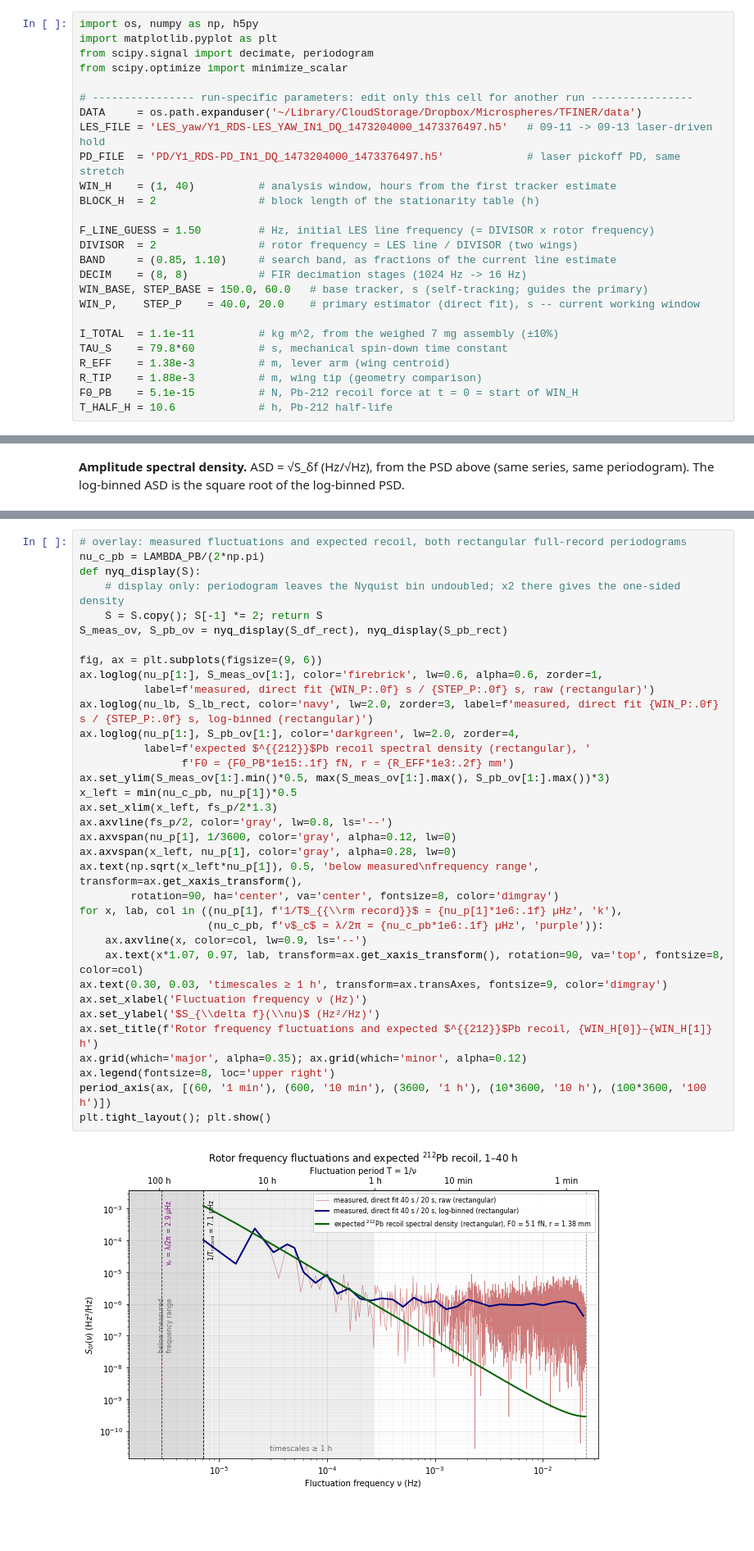
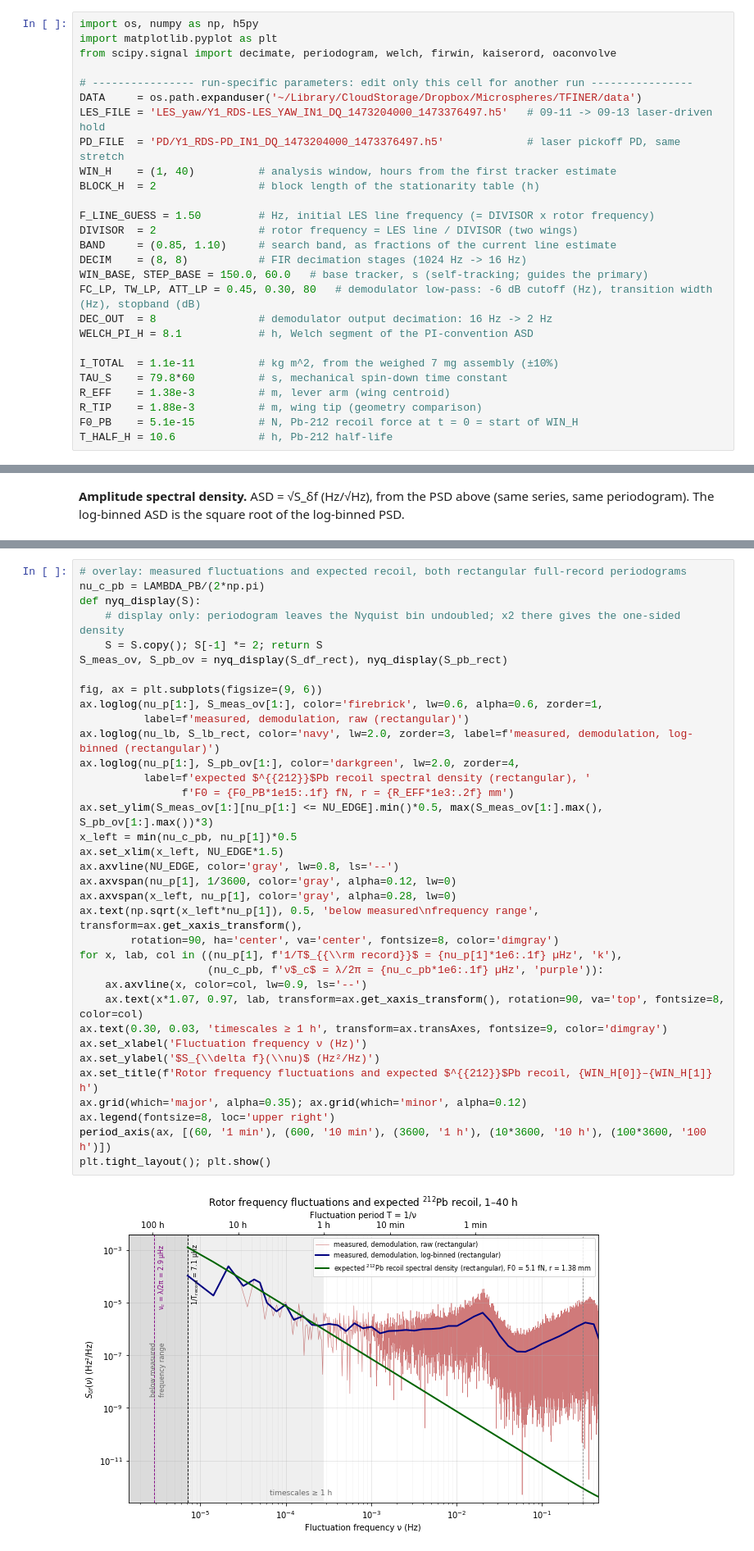
Before and after one commit to Moore-Lab/Decay-Sail, a Jupyter notebook: analysis/noise_budget_20260911_clean.ipynb, the cells around one changed output, grey strips where cells are left out. Shown at 82% size. Saved outputs shown, nothing was run; the diff lists cells and outputs as text; blank space fills up the shorter version.

```diff
--- a/analysis/noise_budget_20260911_clean.ipynb
+++ b/analysis/noise_budget_20260911_clean.ipynb
@@ -15,8 +15,7 @@ fit, direct-fit window length: §1.3–§1.6) are in `noise_budget_20260911.ipyn
 # %%
 import os, numpy as np, h5py
 import matplotlib.pyplot as plt
-from scipy.signal import decimate, periodogram
-from scipy.optimize import minimize_scalar
+from scipy.signal import decimate, periodogram, welch, firwin, kaiserord, oaconvolve
 
 # ---------------- run-specific parameters: edit only this cell for another run ----------------
 DATA     = os.path.expanduser('~/Library/CloudStorage/Dropbox/Microspheres/TFINER/data')
@@ -30,7 +29,9 @@ DIVISOR  = 2                # rotor frequency = LES line / DIVISOR (two wings)
 BAND     = (0.85, 1.10)     # search band, as fractions of the current line estimate
 DECIM    = (8, 8)           # FIR decimation stages (1024 Hz -> 16 Hz)
 WIN_BASE, STEP_BASE = 150.0, 60.0   # base tracker, s (self-tracking; guides the primary)
-WIN_P,    STEP_P    = 40.0, 20.0    # primary estimator (direct fit), s -- current working window
+FC_LP, TW_LP, ATT_LP = 0.45, 0.30, 80   # demodulator low-pass: -6 dB cutoff (Hz), transition width (Hz), stopband (dB)
+DEC_OUT  = 8                # demodulator output decimation: 16 Hz -> 2 Hz
+WELCH_PI_H = 8.1            # h, Welch segment of the PI-convention ASD
 
 I_TOTAL  = 1.1e-11          # kg m^2, from the weighed 7 mg assembly (±10%)
 TAU_S    = 79.8*60          # s, mechanical spin-down time constant
@@ -430,39 +468,39 @@ PARSEVAL (rectangular, one-sided density)
 # overlay: measured fluctuations and expected recoil, both rectangular full-record periodograms
 nu_c_pb = LAMBDA_PB/(2*np.pi)
 def nyq_display(S):
     # display only: periodogram leaves the Nyquist bin undoubled; x2 there gives the one-sided density
     S = S.copy(); S[-1] *= 2; return S
 S_meas_ov, S_pb_ov = nyq_display(S_df_rect), nyq_display(S_pb_rect)
 
 fig, ax = plt.subplots(figsize=(9, 6))
 ax.loglog(nu_p[1:], S_meas_ov[1:], color='firebrick', lw=0.6, alpha=0.6, zorder=1,
-          label=f'measured, direct fit {WIN_P:.0f} s / {STEP_P:.0f} s, raw (rectangular)')
-ax.loglog(nu_lb, S_lb_rect, color='navy', lw=2.0, zorder=3, label=f'measured, direct fit {WIN_P:.0f} s / {STEP_P:.0f} s, log-binned (rectangular)')
+          label=f'measured, demodulation, raw (rectangular)')
+ax.loglog(nu_lb, S_lb_rect, color='navy', lw=2.0, zorder=3, label=f'measured, demodulation, log-binned (rectangular)')
 ax.loglog(nu_p[1:], S_pb_ov[1:], color='darkgreen', lw=2.0, zorder=4,
           label=f'expected $^{{212}}$Pb recoil spectral density (rectangular), '
                 f'F0 = {F0_PB*1e15:.1f} fN, r = {R_EFF*1e3:.2f} mm')
-ax.set_ylim(S_meas_ov[1:].min()*0.5, max(S_meas_ov[1:].max(), S_pb_ov[1:].max())*3)
+ax.set_ylim(S_meas_ov[1:][nu_p[1:] <= NU_EDGE].min()*0.5, max(S_meas_ov[1:].max(), S_pb_ov[1:].max())*3)
 x_left = min(nu_c_pb, nu_p[1])*0.5
-ax.set_xlim(x_left, fs_p/2*1.3)
-ax.axvline(fs_p/2, color='gray', lw=0.8, ls='--')
+ax.set_xlim(x_left, NU_EDGE*1.5)
+ax.axvline(NU_EDGE, color='gray', lw=0.8, ls='--')
 ax.axvspan(nu_p[1], 1/3600, color='gray', alpha=0.12, lw=0)
 ax.axvspan(x_left, nu_p[1], color='gray', alpha=0.28, lw=0)
 ax.text(np.sqrt(x_left*nu_p[1]), 0.5, 'below measured\nfrequency range', transform=ax.get_xaxis_transform(),
         rotation=90, ha='center', va='center', fontsize=8, color='dimgray')
 for x, lab, col in ((nu_p[1], f'1/T$_{{\\rm record}}$ = {nu_p[1]*1e6:.1f} µHz', 'k'),
                     (nu_c_pb, f'ν$_c$ = λ/2π = {nu_c_pb*1e6:.1f} µHz', 'purple')):
     ax.axvline(x, color=col, lw=0.9, ls='--')
     ax.text(x*1.07, 0.97, lab, transform=ax.get_xaxis_transform(), rotation=90, va='top', fontsize=8, color=col)
 ax.text(0.30, 0.03, 'timescales ≥ 1 h', transform=ax.transAxes, fontsize=9, color='dimgray')
 ax.set_xlabel('Fluctuation frequency ν (Hz)')
 ax.set_ylabel('$S_{\\delta f}(\\nu)$ (Hz²/Hz)')
 ax.set_title(f'Rotor frequency fluctuations and expected $^{{212}}$Pb recoil, {WIN_H[0]}–{WIN_H[1]} h')
 ax.grid(which='major', alpha=0.35); ax.grid(which='minor', alpha=0.12)
 ax.legend(fontsize=8, loc='upper right')
 period_axis(ax, [(60, '1 min'), (600, '10 min'), (3600, '1 h'), (10*3600, '10 h'), (100*3600, '100 h')])
 plt.tight_layout(); plt.show()
 # %% [output]
-[figure, old version]
+[figure, new version]
 # %% [markdown]
 **ASD version of the overlay above:** √ of each spectral density (Hz/√Hz), same data and conventions. The
 Pb-212 curve remains the finite-record spectral density of a deterministic signal, not a noise ASD. Ratios
```
Also changed, not shown: parts of 14 cells of this notebook.
